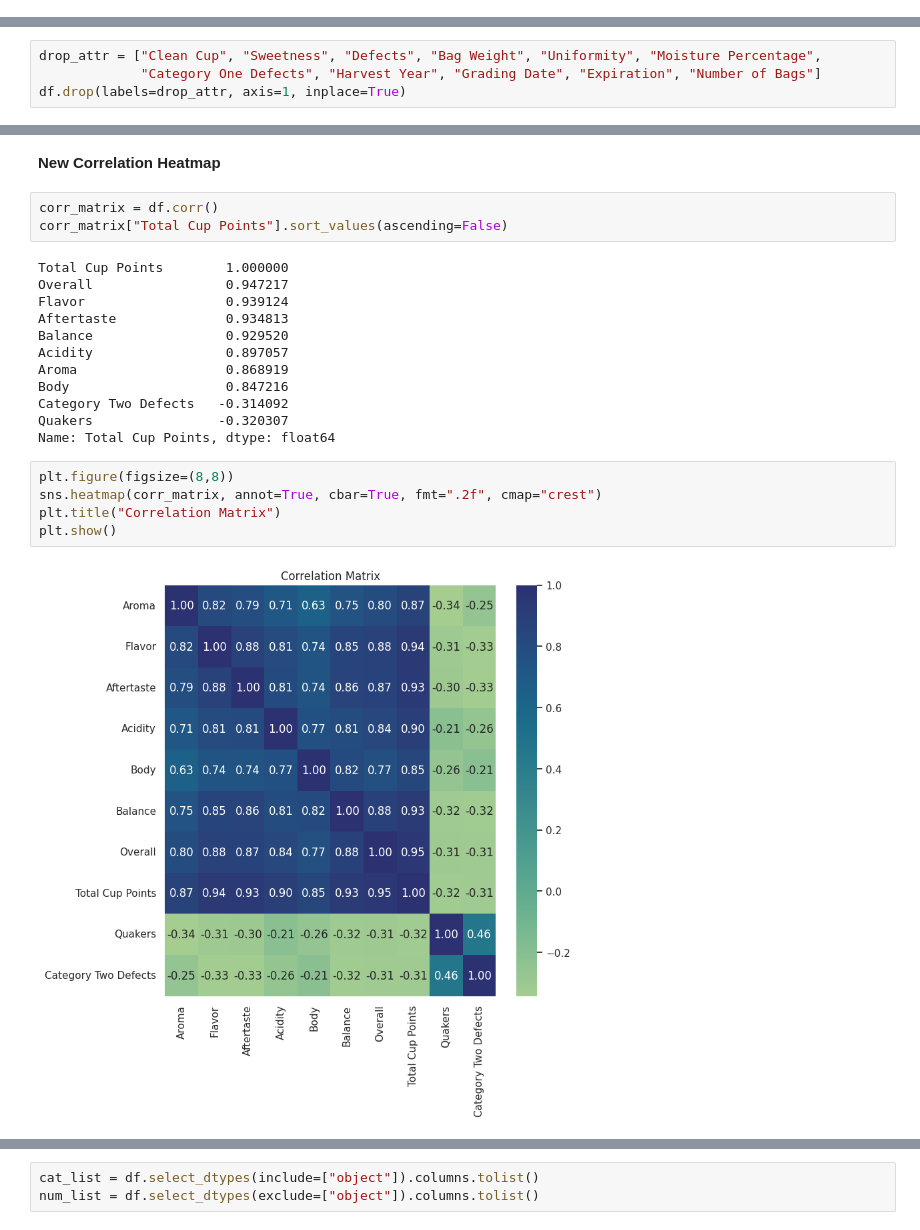
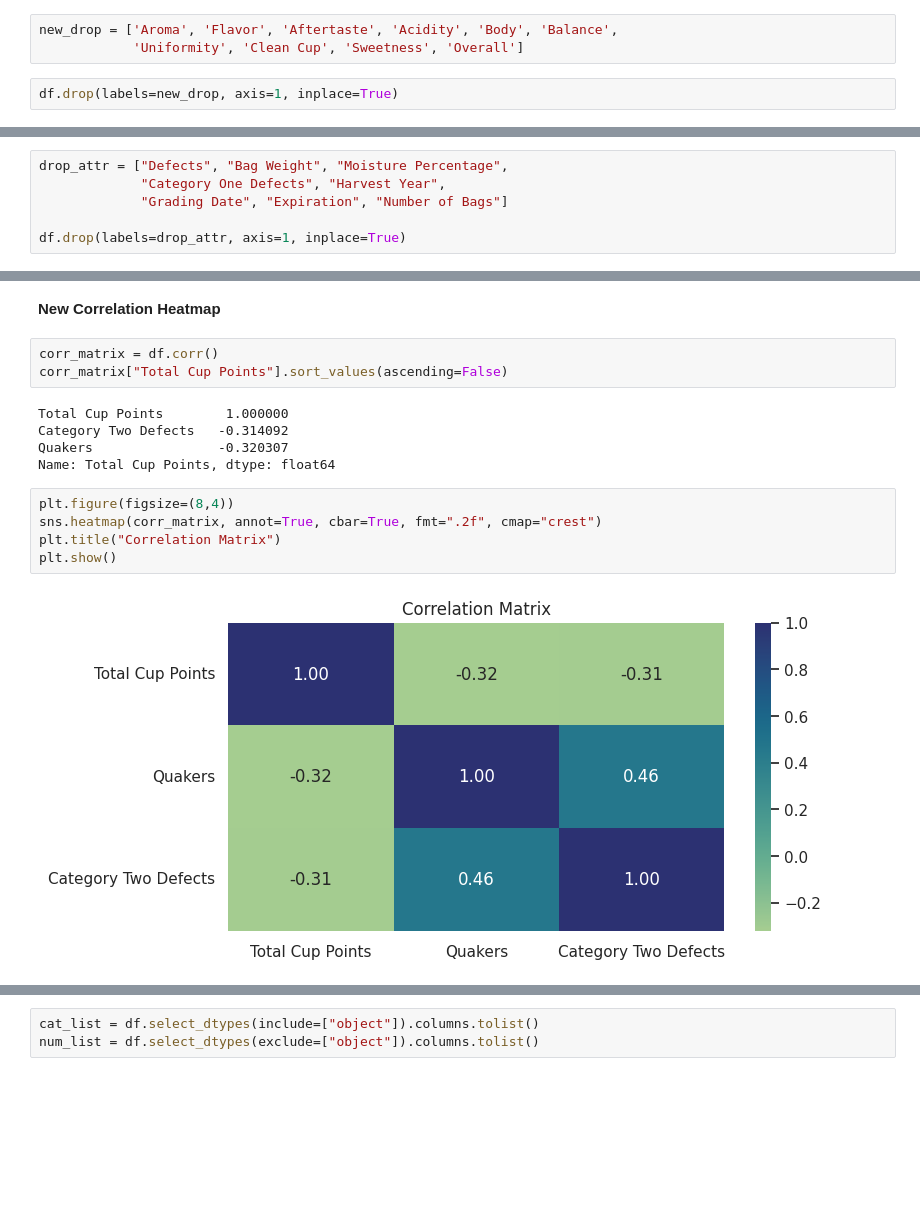
Before and after one commit to jahidul39306/coffe-quality-kaggle, a Jupyter notebook: coffe-quality.ipynb, the cells around one changed output, grey strips where cells are left out. Cells and saved outputs as stored; diff of their text form; blank space fills up the shorter version.

```diff
--- a/coffe-quality.ipynb
+++ b/coffe-quality.ipynb
@@ -131,3 +132,8 @@ df.drop(labels=["Certification Contact", "Certification Address", "Lot Number",
+# %%
+new_drop = ['Aroma', 'Flavor', 'Aftertaste', 'Acidity', 'Body', 'Balance',
+            'Uniformity', 'Clean Cup', 'Sweetness', 'Overall']
+# %%
+df.drop(labels=new_drop, axis=1, inplace=True)
 # %% [markdown]
 **Removing Numerical features with low correlation with `Total Cup Points`**
 # %%
@@ -152,8 +153,10 @@ Sweetness                    NaN
 Defects                      NaN
 Name: Total Cup Points, dtype: float64
 # %%
-drop_attr = ["Clean Cup", "Sweetness", "Defects", "Bag Weight", "Uniformity", "Moisture Percentage",
-             "Category One Defects", "Harvest Year", "Grading Date", "Expiration", "Number of Bags"]
+drop_attr = ["Defects", "Bag Weight", "Moisture Percentage",
+             "Category One Defects", "Harvest Year",
+             "Grading Date", "Expiration", "Number of Bags"]
+
 df.drop(labels=drop_attr, axis=1, inplace=True)
 # %%
 df.info()
@@ -210,20 +211,13 @@ corr_matrix = df.corr()
 corr_matrix["Total Cup Points"].sort_values(ascending=False)
 # %% [output]
 Total Cup Points        1.000000
-Overall                 0.947217
-Flavor                  0.939124
-Aftertaste              0.934813
-Balance                 0.929520
-Acidity                 0.897057
-Aroma                   0.868919
-Body                    0.847216
 Category Two Defects   -0.314092
 Quakers                -0.320307
 Name: Total Cup Points, dtype: float64
 # %%
-plt.figure(figsize=(8,8))
+plt.figure(figsize=(8,4))
 sns.heatmap(corr_matrix, annot=True, cbar=True, fmt=".2f", cmap="crest")
 plt.title("Correlation Matrix")
 plt.show()
 # %% [output]
-[figure, old version]
+[figure, new version]
```
Also changed, not shown: parts of 33 cells of this notebook.
